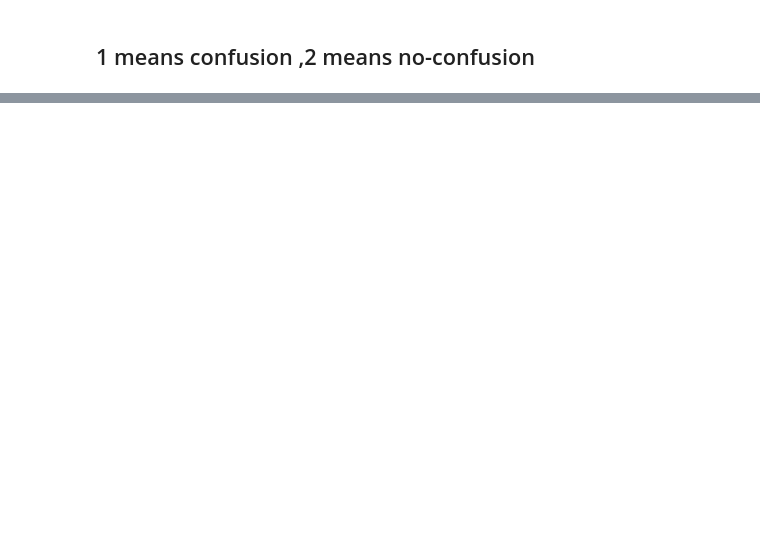
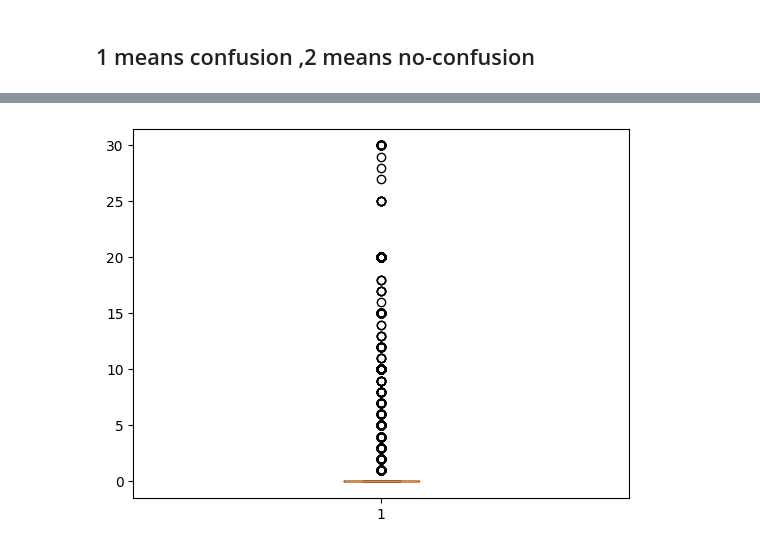
Before and after one commit to dewang002/Healthcare_data, a Jupyter notebook: Untitled.ipynb, the cells around one changed output, grey strips where cells are left out. Cells and saved outputs as stored; diff of their text form; code cells hidden in the pictures; blank space fills up the shorter version.

```diff
--- a/Untitled.ipynb
+++ b/Untitled.ipynb
@@ -92,0 +198,24 @@ df['confusion'].value_counts().plot(kind='bar')
+# %%
+# apply IQR on the tabel
+
+# 1. Split the data
+non_smokers = df[df['ciggrate'] == 0]
+smokers = df[df['ciggrate'] > 0]
+
+# 2. Calculate IQR ONLY on the smokers
+Q1 = smokers['ciggrate'].quantile(0.25)
+Q3 = smokers['ciggrate'].quantile(0.75)
+IQR = Q3 - Q1
+lower = Q1 - 1.5 * IQR
+upper = Q3 + 1.5 * IQR
+
+# 3. Filter outliers ONLY from the smoker group
+smokers_clean = smokers[(smokers['ciggrate'] >= lower) & (smokers['ciggrate'] <= upper)]
+
+# 4. Combine Non-smokers + Clean Smokers back together
+df = pd.concat([non_smokers, smokers_clean])
+# %%
+plt.boxplot(df['ciggrate'])
+plt.show()
+# %% [output]
+[figure, added]
```
Also changed, not shown: parts of 30 cells of this notebook.
